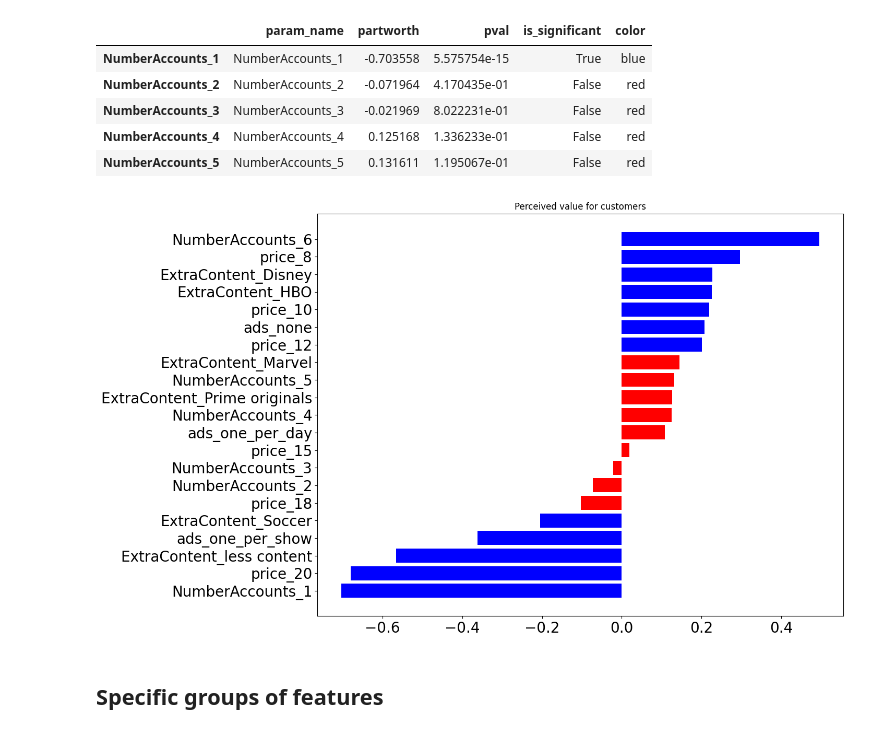
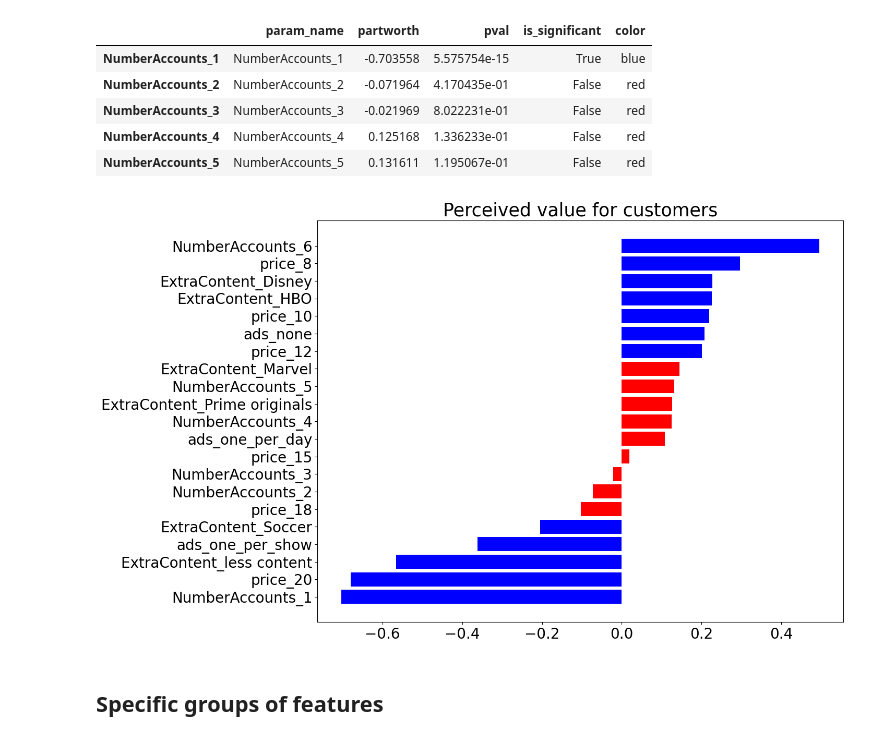
Before and after one commit to jeremysb1/conjoint-analysis, a Jupyter notebook: cbc.ipynb, the cells around one changed output. Drawn from its saved outputs; the diff is of its cells as text; code cells hidden in the pictures.

Commit message:
increased font size for plot title

```diff
--- a/cbc.ipynb
+++ b/cbc.ipynb
@@ -130,23 +130,23 @@ df_result = df_result.sort_values(by = 'partworth', ascending = True)
 # %%
 # Plot the partworth
 f, ax = plt.subplots(figsize = (13, 10))
 values = df_result.partworth
 xbar = np.arange(len(values))
-plt.title('Perceived value for customers')
+plt.title('Perceived value for customers', fontsize = 25)
 
 # bar plot
 plt.barh(xbar,
          values,
          color = df_result['color'])
 
 # customize the ticks
 plt.yticks(xbar,
            labels = df_result['param_name'],
            fontsize = 20)
 plt.xticks(fontsize = 20)
 plt.show()
 # %% [output]
-[figure, old version]
+[figure, new version]
 # %% [markdown]
 ## Specific groups of features
 # %%
```
